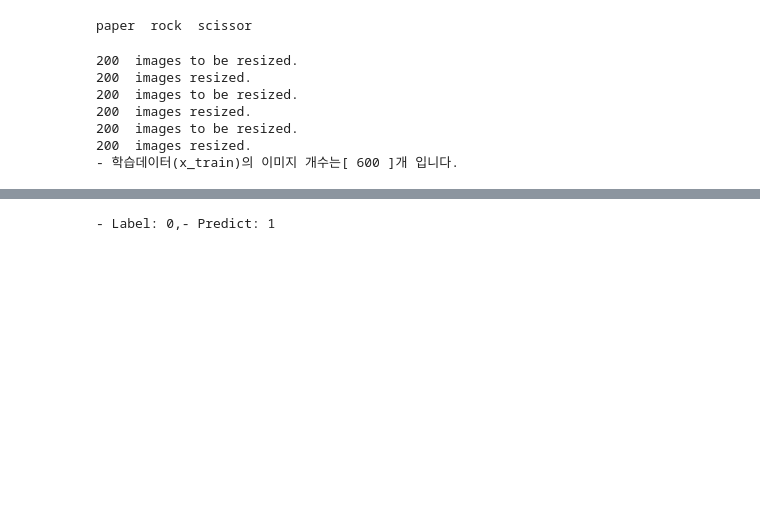
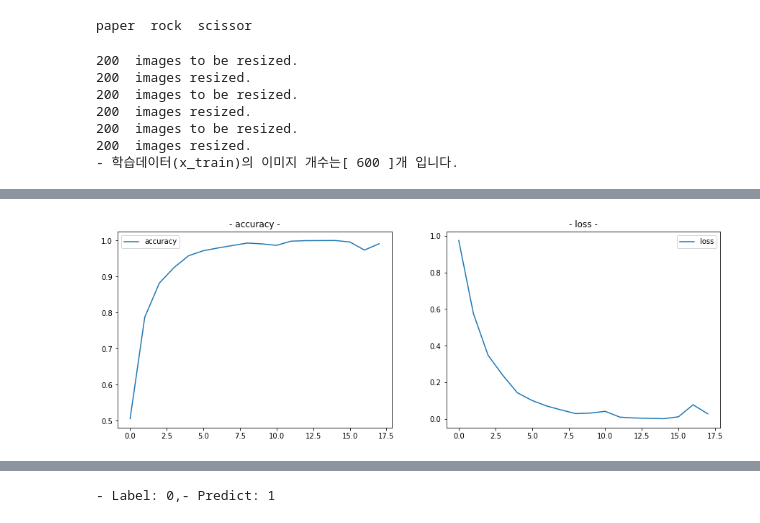
Before and after one commit to Wdstar09/Aiffel_project, a Jupyter notebook: LMS_Exploration/E-05/[E-05]exploration_05.ipynb, the cells around one changed output, grey strips where cells are left out. Saved outputs shown, nothing was run; the diff lists cells and outputs as text; code cells hidden in the pictures; blank space fills up the shorter version.

```diff
--- a/LMS_Exploration/E-05/[E-05]exploration_05.ipynb
+++ b/LMS_Exploration/E-05/[E-05]exploration_05.ipynb
@@ -761,0 +790,18 @@ print("- test_accuracy: {}".format(test_accuracy))
+# %%
+plt.figure(figsize=(15, 5))
+
+# 에포크별 정확도
+plt.subplot(1,2,1)
+plt.plot(history3.history["accuracy"], label="accuracy")
+plt.title("- accuracy -")
+plt.legend()
+
+# 에포크별 손실률
+plt.subplot(1,2,2)
+plt.plot(history3.history["loss"], label="loss")
+plt.title("- loss -")
+plt.legend()
+
+plt.show()
+# %% [output]
+[figure, added]
```
Also changed, not shown: parts of 16 cells of this notebook.
